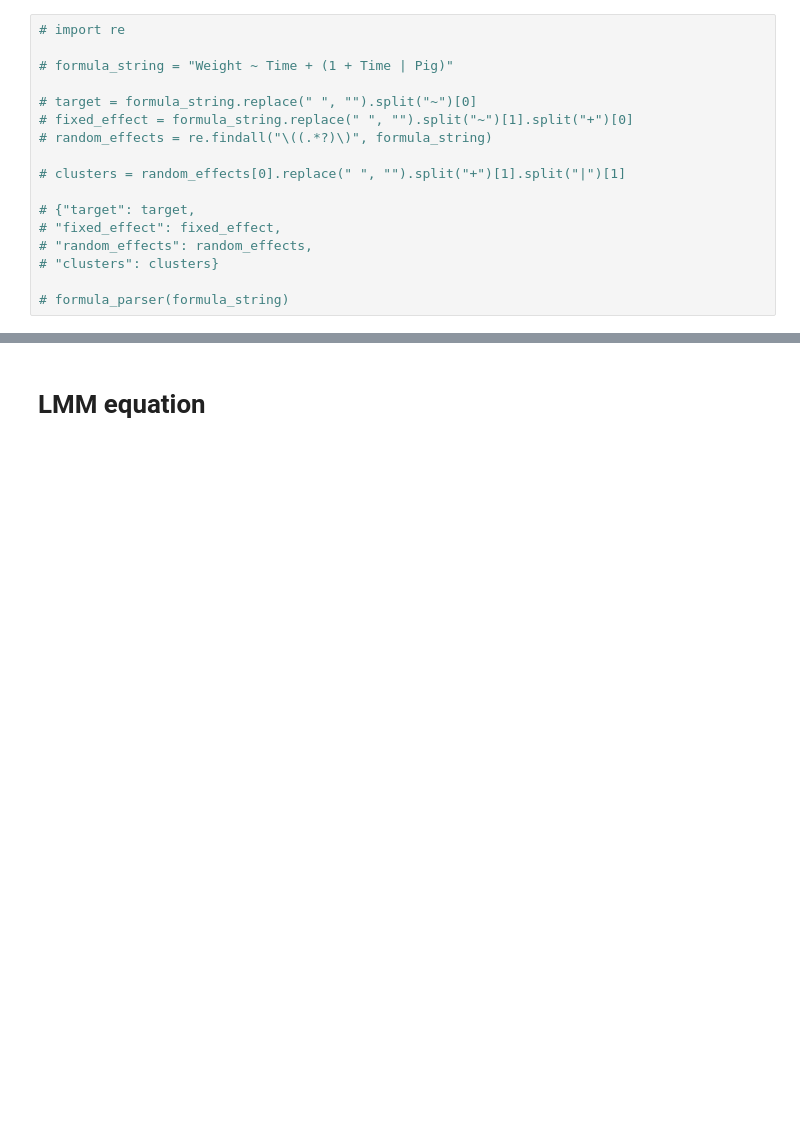
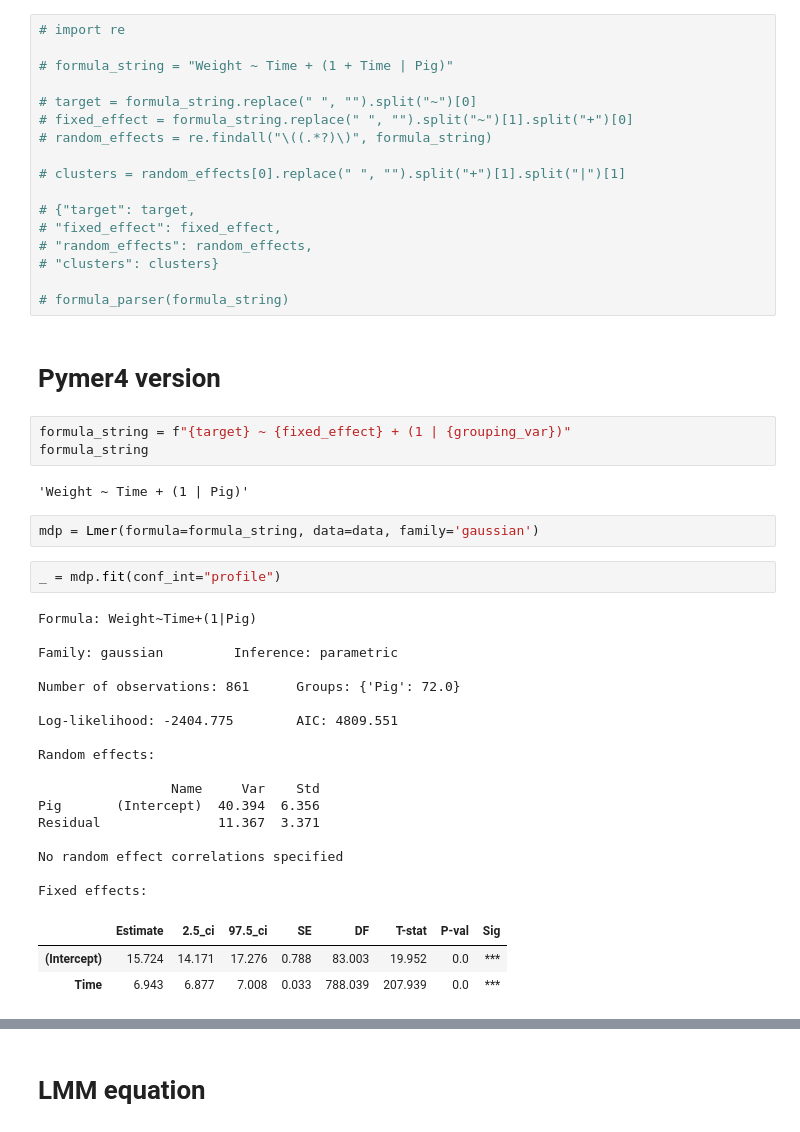
Before and after one commit to G-Licitra/hime, a Jupyter notebook: playground/LMM_methods_random_intercept.ipynb, the cells around one changed output, grey strips where cells are left out. Drawn from its saved outputs; the diff is of its cells as text; blank space fills up the shorter version.

```diff
--- a/playground/LMM_methods.ipynb
+++ b/playground/LMM_methods_random_intercept.ipynb
@@ -139,3 +147,35 @@ dtype: float64
 # "clusters": clusters}
 
 # formula_parser(formula_string)
+# %% [markdown]
+# Pymer4 version
+# %%
+formula_string = f"{target} ~ {fixed_effect} + (1 | {grouping_var})"
+formula_string
+# %% [output]
+'Weight ~ Time + (1 | Pig)'
+# %%
+mdp = Lmer(formula=formula_string, data=data, family='gaussian')
+# %%
+_ = mdp.fit(conf_int="profile")
+# %% [output]
+Formula: Weight~Time+(1|Pig)
+
+Family: gaussian         Inference: parametric
+
+Number of observations: 861      Groups: {'Pig': 72.0}
+
+Log-likelihood: -2404.775        AIC: 4809.551
+
+Random effects:
+
+                 Name     Var    Std
+Pig       (Intercept)  40.394  6.356
+Residual               11.367  3.371
+
+No random effect correlations specified
+
+Fixed effects:
+|  | Estimate | 2.5_ci | 97.5_ci | SE | DF | T-stat | P-val | Sig |
+| (Intercept) | 15.724 | 14.171 | 17.276 | 0.788 | 83.003 | 19.952 | 0.0 | *** |
+| Time | 6.943 | 6.877 | 7.008 | 0.033 | 788.039 | 207.939 | 0.0 | *** |
```
Also changed, not shown: parts of 25 cells of this notebook, 4 other files.
